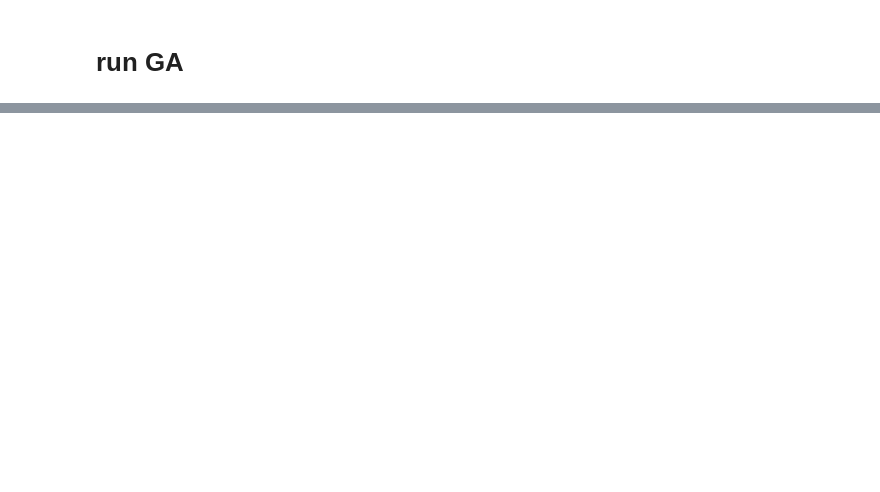
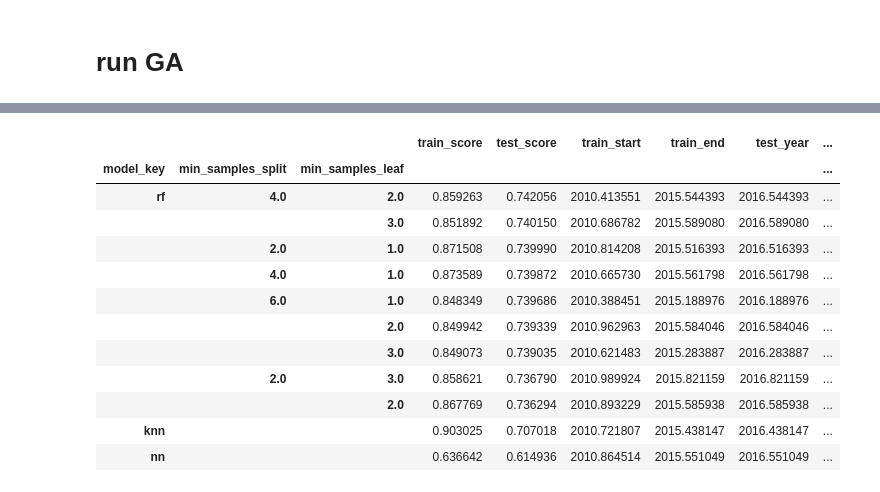
Before and after one commit to vab10266/march_madness_24, a Jupyter notebook: src/test_ga.ipynb, the cells around one changed output, grey strips where cells are left out. Drawn from its saved outputs; the diff is of its cells as text; code cells hidden in the pictures; blank space fills up the shorter version.

```diff
--- a/src/test_ga.ipynb
+++ b/src/test_ga.ipynb
@@ -203,0 +510,16 @@ fitness(pop, test_set).mean()
+# %%
+all_model_results.fillna("").groupby(["model_key", "min_samples_split", "min_samples_leaf"]).mean().sort_values("test_score", ascending=False)
+# %% [output]
+|  |  |  | train_score | test_score | train_start | train_end | test_year | ... |
+| model_key | min_samples_split | min_samples_leaf |  |  |  |  |  | ... |
+| rf | 4.0 | 2.0 | 0.859263 | 0.742056 | 2010.413551 | 2015.544393 | 2016.544393 | ... |
+|  |  | 3.0 | 0.851892 | 0.740150 | 2010.686782 | 2015.589080 | 2016.589080 | ... |
+|  | 2.0 | 1.0 | 0.871508 | 0.739990 | 2010.814208 | 2015.516393 | 2016.516393 | ... |
+|  | 4.0 | 1.0 | 0.873589 | 0.739872 | 2010.665730 | 2015.561798 | 2016.561798 | ... |
+|  | 6.0 | 1.0 | 0.848349 | 0.739686 | 2010.388451 | 2015.188976 | 2016.188976 | ... |
+|  |  | 2.0 | 0.849942 | 0.739339 | 2010.962963 | 2015.584046 | 2016.584046 | ... |
+|  |  | 3.0 | 0.849073 | 0.739035 | 2010.621483 | 2015.283887 | 2016.283887 | ... |
+|  | 2.0 | 3.0 | 0.858621 | 0.736790 | 2010.989924 | 2015.821159 | 2016.821159 | ... |
+|  |  | 2.0 | 0.867769 | 0.736294 | 2010.893229 | 2015.585938 | 2016.585938 | ... |
+| knn |  |  | 0.903025 | 0.707018 | 2010.721807 | 2015.438147 | 2016.438147 | ... |
+| nn |  |  | 0.636642 | 0.614936 | 2010.864514 | 2015.551049 | 2016.551049 | ... |
```
Also changed, not shown: parts of 44 cells of this notebook, 10 other files.
